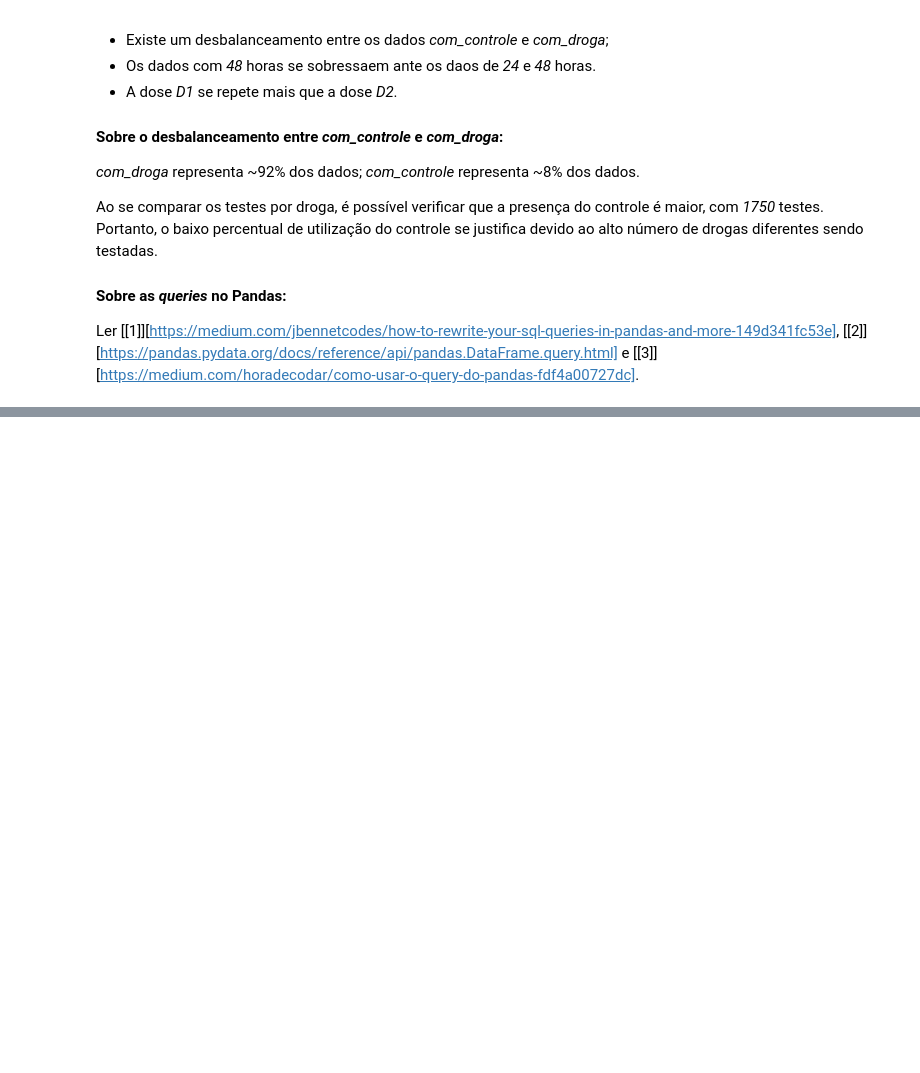
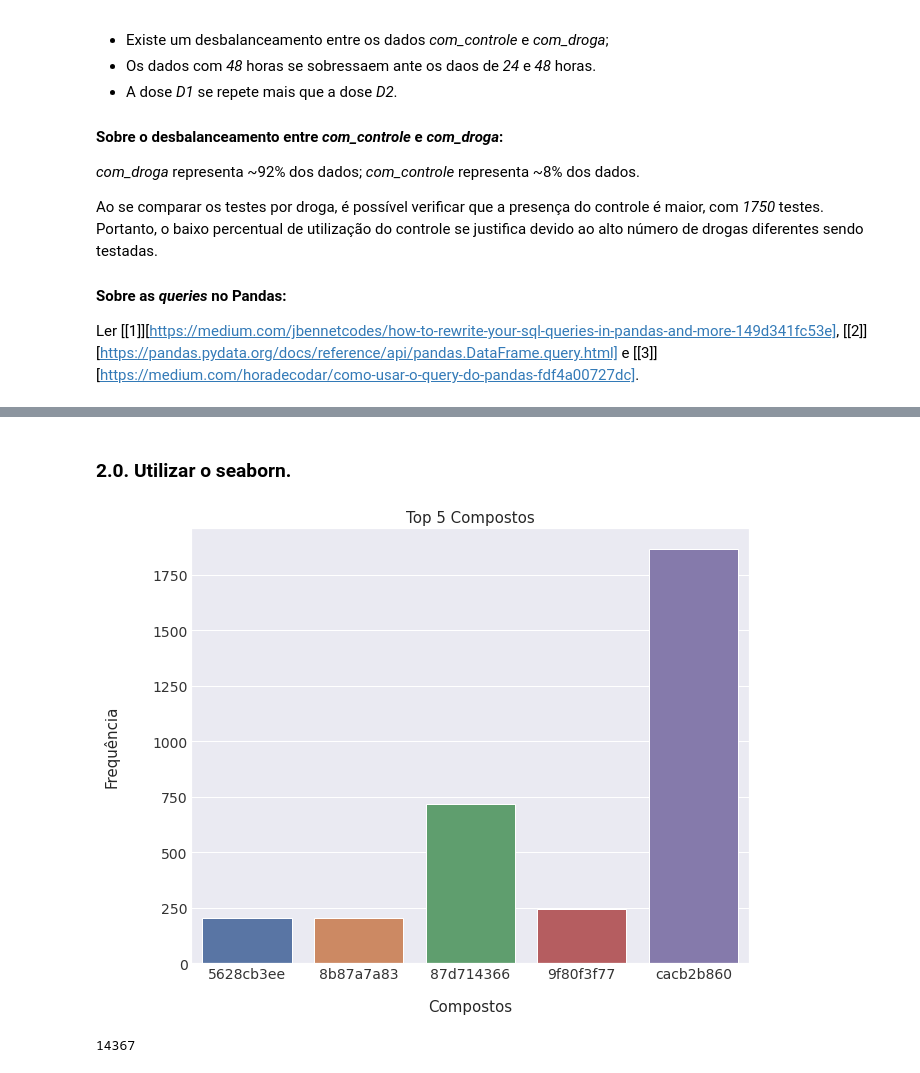
Before and after one commit to uesleisutil/ImersaoDados, a Jupyter notebook: imersao.ipynb, the cells around one changed output, grey strips where cells are left out. Saved outputs shown, nothing was run; the diff lists cells and outputs as text; code cells hidden in the pictures; blank space fills up the shorter version.

```diff
--- a/imersao.ipynb
+++ b/imersao.ipynb
@@ -177,0 +184,3 @@ Ler [[1]][https://medium.com/jbennetcodes/how-to-rewrite-your-sql-queries-in-pan
+# %%
+df.rename(columns={'droga': 'composto'}, inplace=True)
+df.head()
@@ -177,0 +195,24 @@ Ler [[1]][https://medium.com/jbennetcodes/how-to-rewrite-your-sql-queries-in-pan
+# %% [markdown]
+### 2.0. Utilizar o seaborn.
+# %%
+import seaborn as sns
+import matplotlib. pyplot as plt
+sns.set()
+# %%
+compounds = df['composto'].value_counts().index[0:5]
+
+plt.figure(figsize=(10,8))
+sns.countplot(x='composto', data=df.query('composto in @compounds'),
+              order=compounds.value_counts(ascending=True).index)
+ax = plt.gca()
+ax.set_title('Top 5 Compostos', fontsize=15)
+ax.tick_params(labelsize=14, length=2, color='0.2', labelcolor='0.2',direction='in')
+plt.xlabel('Compostos',labelpad=18,size=15)
+plt.ylabel('Frequência',labelpad=33,size=15)
+plt.show()
+# %% [output]
+[figure, added]
+# %%
+len(df['g0'].unique())
+# %% [output]
+14367
```
Also changed, not shown: parts of 12 cells of this notebook.
